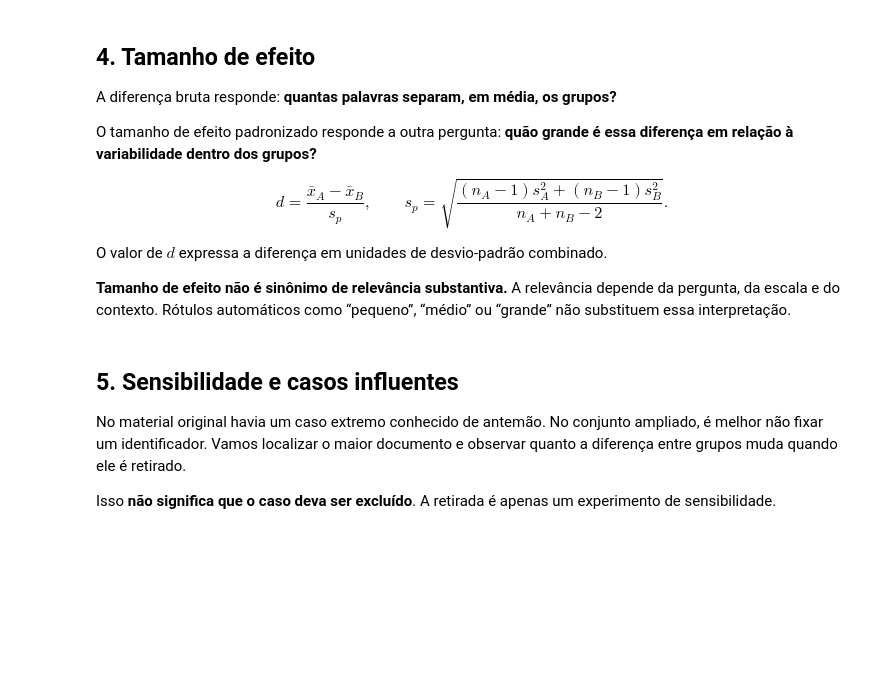
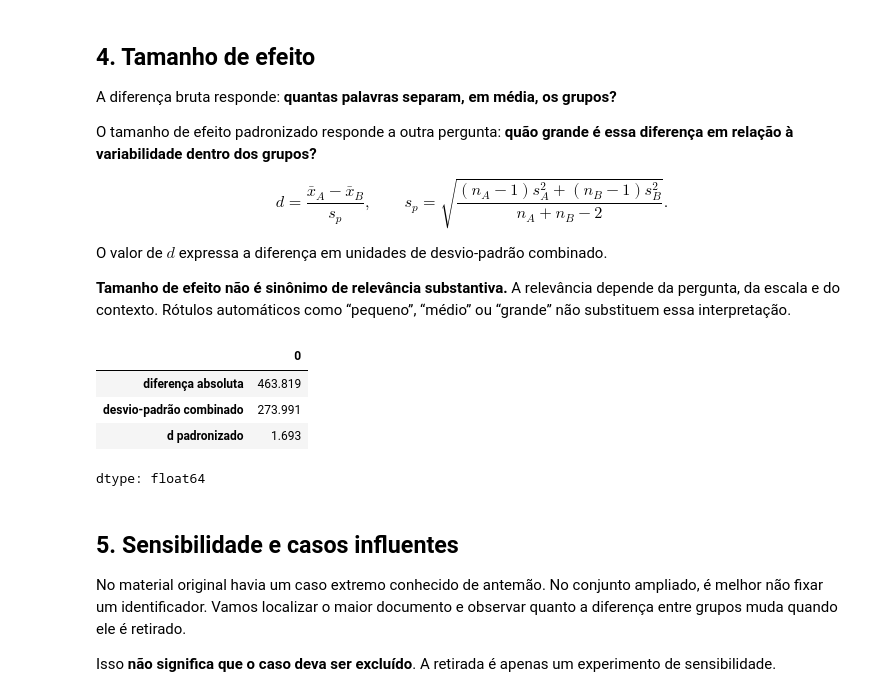
Before and after one commit to correa-ufrrj/disciplina_computacao_aplicada_humanidades_digitais, a Jupyter notebook: unidade_05/01_estimativas_e_tamanhos_de_efeito_revisado.ipynb, the cells around one changed output. Saved outputs shown, nothing was run; the diff lists cells and outputs as text; code cells hidden in the pictures; blank space fills up the shorter version.

```diff
--- a/unidade_05/01_estimativas_e_tamanhos_de_efeito_revisado.ipynb
+++ b/unidade_05/01_estimativas_e_tamanhos_de_efeito_revisado.ipynb
@@ -240,17 +294,23 @@ O valor de $d$ expressa a diferença em unidades de desvio-padrão combinado.
 # %%
 desvio_combinado = math.sqrt(
     ((len(capital)-1)*capital.var(ddof=1)
      + (len(interior)-1)*interior.var(ddof=1))
     / (len(capital)+len(interior)-2)
 )
 
 d_padronizado = (capital.mean()-interior.mean())/desvio_combinado
 
 pd.Series({
-    "diferença bruta": capital.mean()-interior.mean(),
+    "diferença absoluta": capital.mean()-interior.mean(),
     "desvio-padrão combinado": desvio_combinado,
     "d padronizado": d_padronizado,
 }).round(3)
+# %% [output]
+|  | 0 |
+| diferença absoluta | 463.819 |
+| desvio-padrão combinado | 273.991 |
+| d padronizado | 1.693 |
+dtype: float64
 # %% [markdown]
 ## 5. Sensibilidade e casos influentes
 
```
Also changed, not shown: parts of 7 cells of this notebook.
